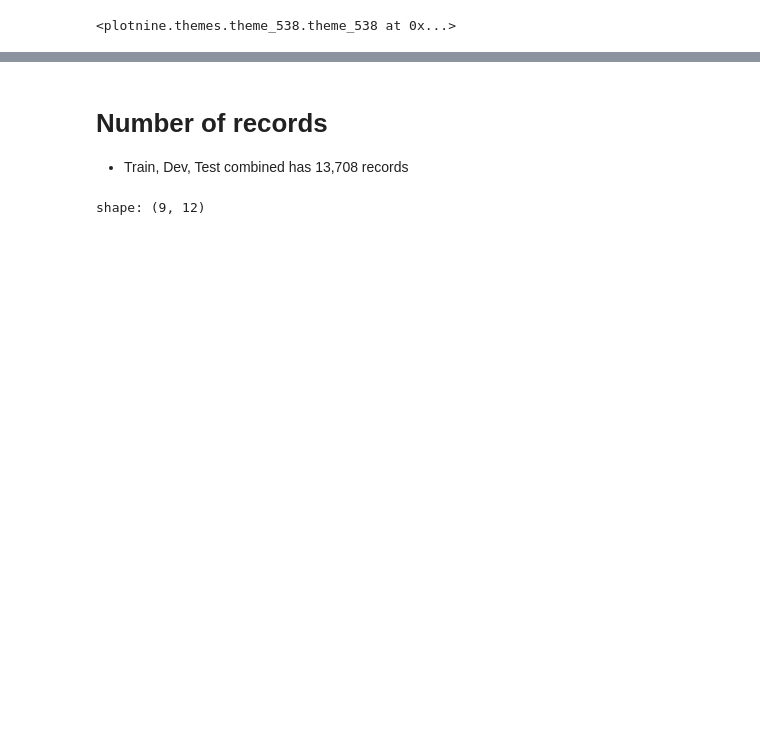
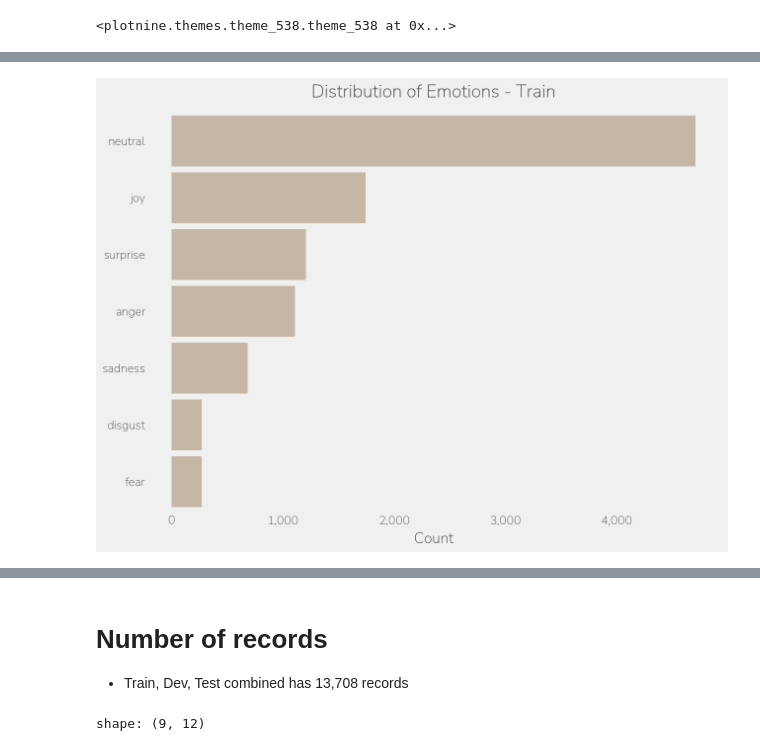
Before and after one commit to antontolk/cs-7643-project, a Jupyter notebook: analysis/data-analytics.ipynb, the cells around one changed output, grey strips where cells are left out. Saved outputs shown, nothing was run; the diff lists cells and outputs as text; code cells hidden in the pictures; blank space fills up the shorter version.

```diff
--- a/analysis/data-analytics.ipynb
+++ b/analysis/data-analytics.ipynb
@@ -41,0 +59,13 @@ dtype = pl.Enum(df_plot.select(pl.col('Emotion')).to_series().to_list())
+# %%
+df_plot = df_train.group_by('Emotion').agg(pl.len().alias('Count')).sort(by='Count', descending=False)
+
+(
+  ggplot(
+    df_plot.with_columns(pl.col('Emotion').cast(dtype)), aes('Emotion', 'Count')) +
+  geom_col(fill='#C4B7A6') +
+  scale_y_continuous(labels=comma_format()) +
+  labs(title='Distribution of Emotions - Train', x='') +
+  coord_flip()
+)
+# %% [output]
+[figure, added]
```
Also changed, not shown: parts of 46 cells of this notebook.
